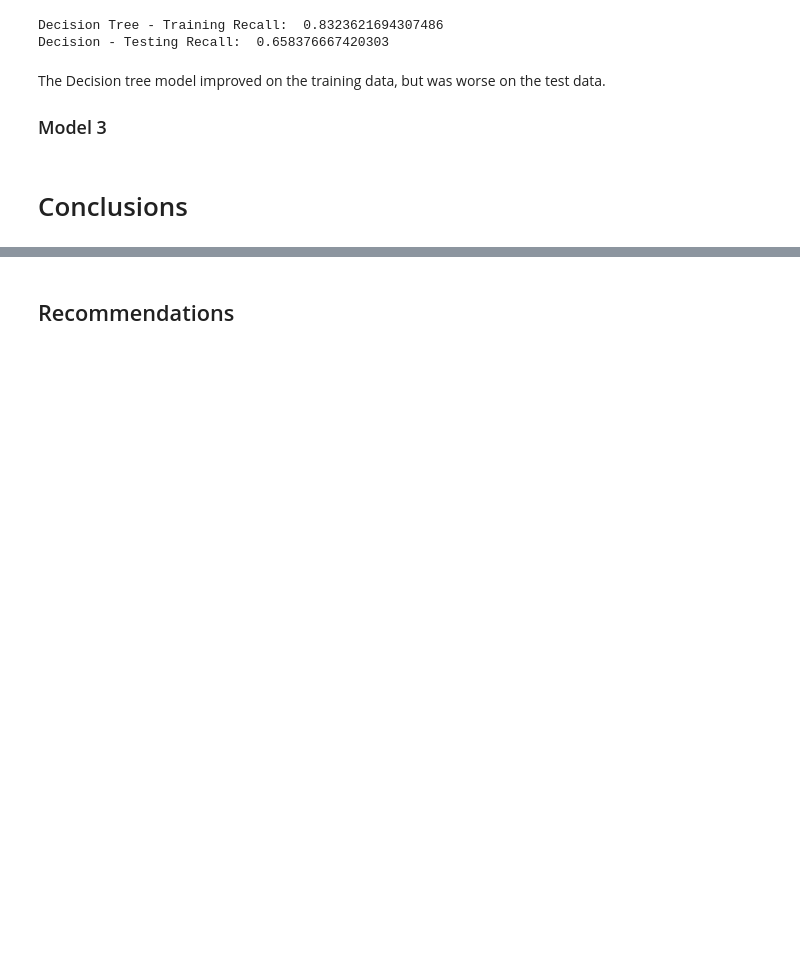
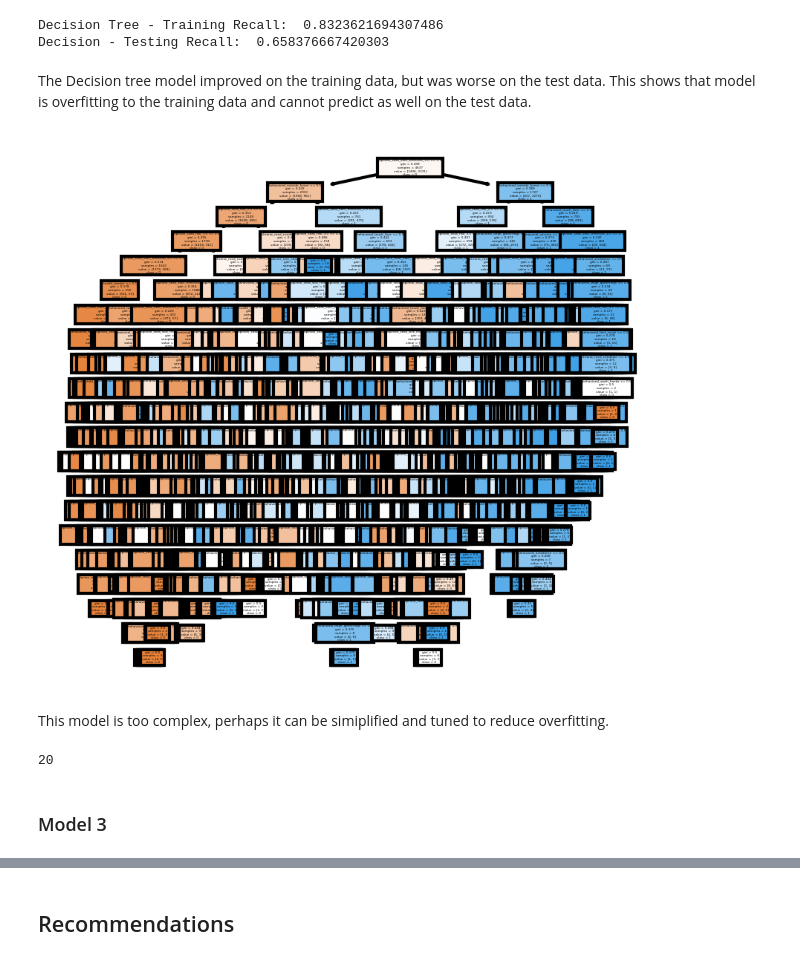
Before and after one commit to mkearns17/Flu-Vaccine-Classification, a Jupyter notebook: jupyter_notebook.ipynb, the cells around one changed output, grey strips where cells are left out. Drawn from its saved outputs; the diff is of its cells as text; code cells hidden in the pictures; blank space fills up the shorter version.

Commit message:
Tuned DT

```diff
--- a/jupyter_notebook.ipynb
+++ b/jupyter_notebook.ipynb
@@ -184,9 +189,22 @@ print('Decision - Testing Recall: ', recall_score(y_test, y_hat_test))
 # %% [output]
 Decision Tree - Training Recall:  0.8323621694307486
 Decision - Testing Recall:  0.658376667420303
+# %% [markdown]
+The Decision tree model improved on the training data, but was worse on the test data. This shows that model is overfitting to the training data and cannot predict as well on the test data.
+# %%
+fig, axes = plt.subplots(nrows = 1,ncols = 1, figsize = (3,3), dpi=300)
+tree.plot_tree(dtc,
+               feature_names = data.columns,
+               class_names=np.unique(y).astype('str'),
+               filled = True)
+plt.show()
+# %% [output]
+[figure, added]
+# %% [markdown]
+This model is too complex, perhaps it can be simiplified and tuned to reduce overfitting.
+# %%
+dtc.tree_.max_depth
+# %% [output]
+20
 # %% [markdown]
-The Decision tree model improved on the training data, but was worse on the test data.
-
 ### Model 3
-# %% [markdown]
-# Conclusions
```
Also changed, not shown: parts of 16 cells of this notebook.
